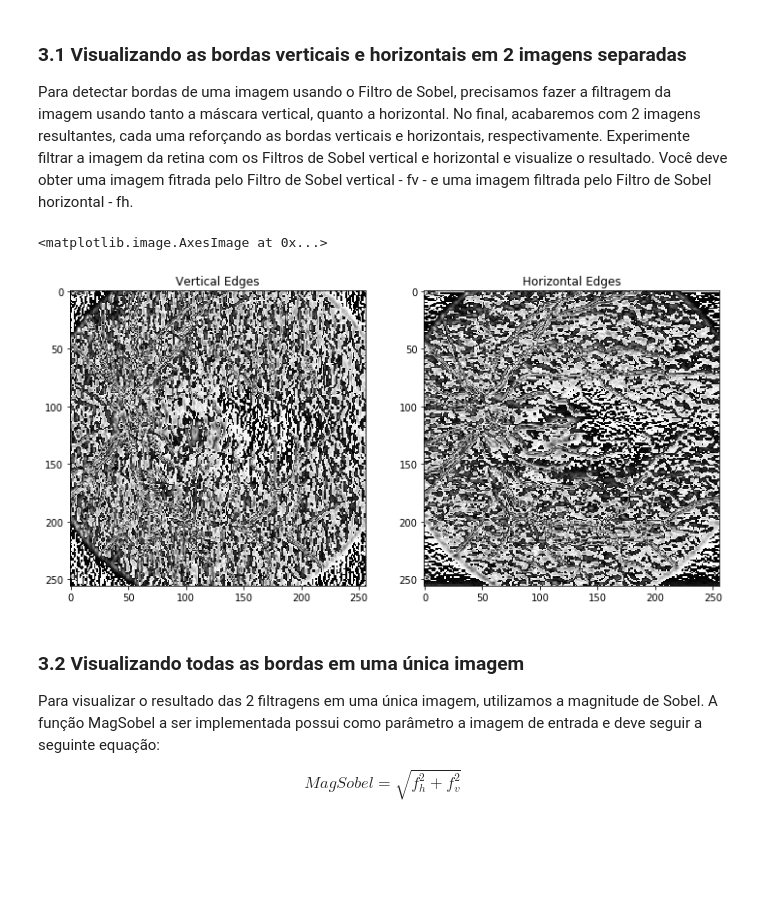
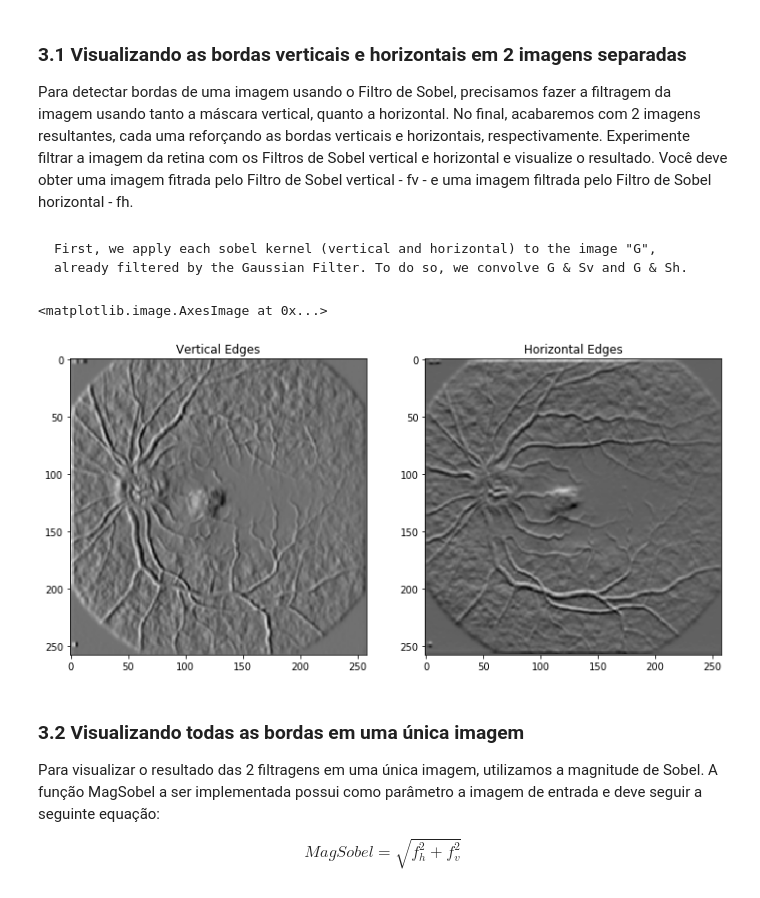
Before and after one commit to andre91998/EA979, a Jupyter notebook: 1S2020/EA979A_Ex03_AndreMedeiros.ipynb, the cells around one changed output. Saved outputs shown, nothing was run; the diff lists cells and outputs as text; code cells hidden in the pictures; blank space fills up the shorter version.

```diff
--- a/1S2020/EA979A_Ex03_AndreMedeiros.ipynb
+++ b/1S2020/EA979A_Ex03_AndreMedeiros.ipynb
@@ -18,6 +18,7 @@ import skimage.filters as skf
 
 %matplotlib inline
 f = mpimg.imread('../data/retina.tif')
+f = f.astype(float)
 plt.imshow(f,cmap='gray')
 # %% [output]
 <matplotlib.image.AxesImage at 0x...>
@@ -170,26 +229,39 @@ if ea979path not in sys.path:
     sys.path.append(ea979path)
 import ea979.src as ia
 
+#Use ia toolbox gaussian function to generate gaussian filter kernels with the desired dimensions
 g = ia.gaussian((3,3), np.transpose([[1,1]]), [[2,0],[0,2]])
-g=g/g.sum()
+g=g/g.sum() #normalize
+
 g1 = ia.gaussian((3,1),np.transpose([[1,1]]), [[2,0],[0,2]])
-g1=g1/g1.sum()
+g1=g1/g1.sum() #normalize
+
 g2 = ia.gaussian((1,3),np.transpose([[1,1]]), [[2,0],[0,2]])
-g2=g2/g2.sum()
+g2=g2/g2.sum() #normalize
 
+#add 1D gaussian kernels to attempt to create 2D kernel
 g_composed = g1+g2
 g_composed = g_composed/g_composed.sum()
 
+#Filter image with 2D gaussian filter
 G = ia.conv(f,g)
+G *= 255.0 / G.max()
+
+#Filter image with "1D+1D" gaussian filter
 G_composed = ia.conv(f,g_composed)
+G_composed *= 255.0 / G_composed.max()
 
+#show images in subplots
 plt.subplots(1,3, figsize=(12,12))
+
 plt.subplot(131)
 plt.title('Original Image')
 plt.imshow(f, cmap='gray')
+
 plt.subplot(132)
 plt.title('2D Gaussian Filtered')
 plt.imshow(G, cmap='gray')
+
 plt.subplot(133)
 plt.title('1D + 1D Gaussian Filtered')
 plt.imshow(G_composed, cmap='gray')
@@ -251,20 +334,30 @@ Sh =
 ### 3.1 Visualizando as bordas verticais e horizontais em 2 imagens separadas
 
 Para detectar bordas de uma imagem usando o Filtro de Sobel, precisamos fazer a filtragem da imagem usando tanto a máscara vertical, quanto a horizontal. No final, acabaremos com 2 imagens resultantes, cada uma reforçando as bordas verticais e horizontais, respectivamente. Experimente filtrar a imagem da retina com os Filtros de Sobel vertical e horizontal e visualize o resultado. Você deve obter uma imagem fitrada pelo Filtro de Sobel vertical - fv - e uma imagem filtrada pelo Filtro de Sobel horizontal - fh.
+# %% [markdown]
+    First, we apply each sobel kernel (vertical and horizontal) to the image "G", already filtered by the Gaussian Filter. To do so, we convolve G & Sv and G & Sh.
 # %%
-f_edges_v = skf.edges.convolve(f, Sv)
-f_edges_h = skf.edges.convolve(f, Sh)
+#apply vertical filter
+f_edges_v = skf.edges.convolve(G, Sv, mode= 'mirror')
+f_edges_v *= 255.0 / f_edges_v.max() #normalize
 
+#apply horizontal filter
+f_edges_h = skf.edges.convolve(G, Sh, mode= 'mirror')
+f_edges_h *= 255.0 / f_edges_h.max() #normalize
+
+#setup subplot
 plt.subplots(1,2,figsize=(12,12))
+
 plt.subplot(121)
 plt.title('Vertical Edges')
 plt.imshow(f_edges_v, cmap='gray')
+
 plt.subplot(122)
 plt.title('Horizontal Edges')
 plt.imshow(f_edges_h, cmap='gray')
 # %% [output]
 <matplotlib.image.AxesImage at 0x...>
-[figure, old version]
+[figure, new version]
 # %% [markdown]
 ### 3.2 Visualizando todas as bordas em uma única imagem
 
```
Also changed, not shown: parts of 19 cells of this notebook.
